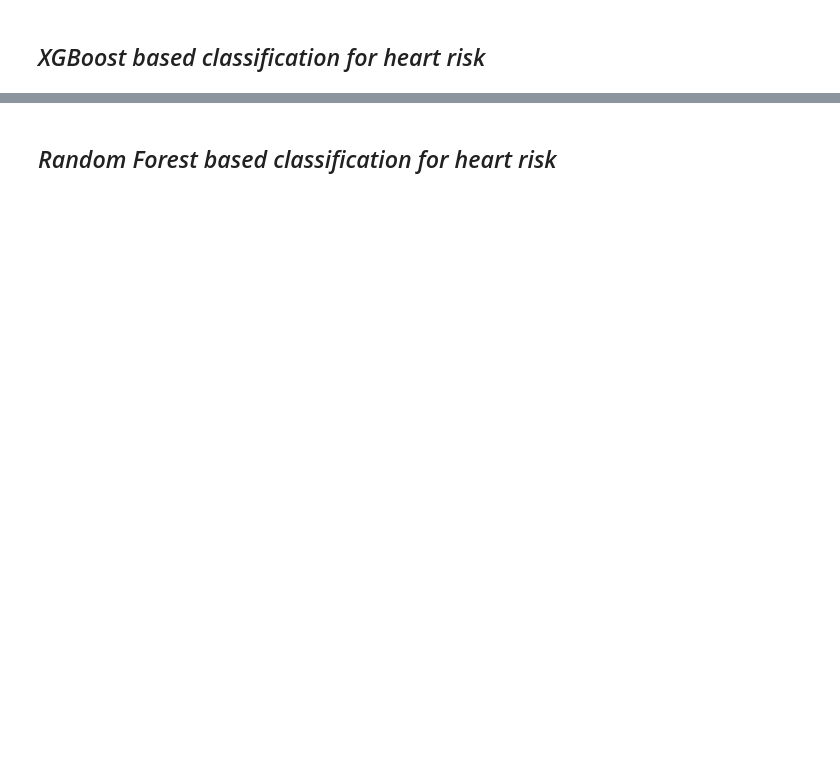
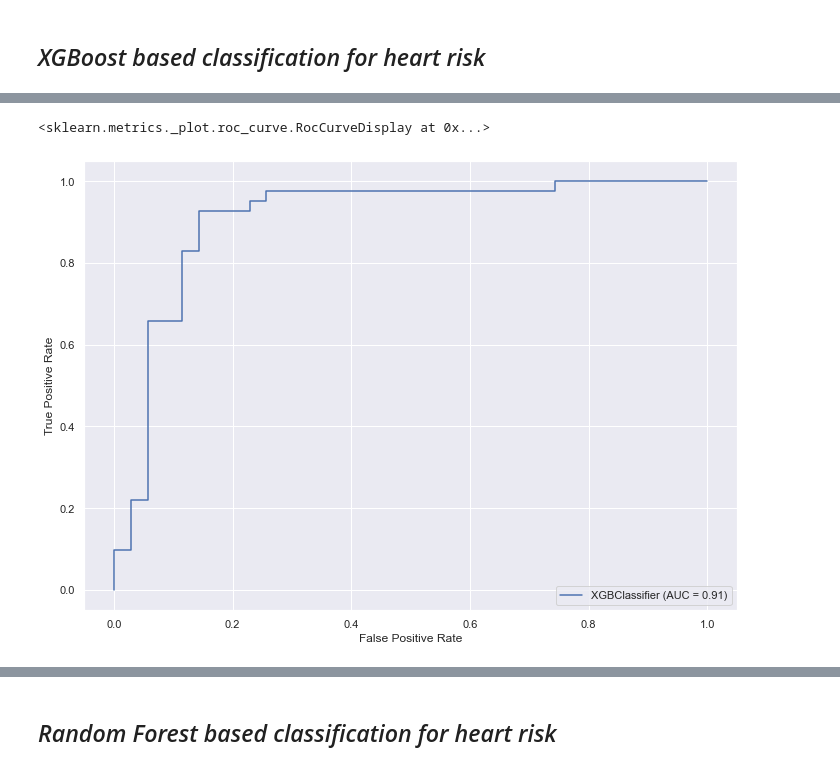
Before and after one commit to rrahman1234/Udacity_ML_Nanodegree, a Jupyter notebook: Hear_Risk_Analytics.ipynb, the cells around one changed output, grey strips where cells are left out. Saved outputs shown, nothing was run; the diff lists cells and outputs as text; code cells hidden in the pictures; blank space fills up the shorter version.

```diff
--- a/Hear_Risk_Analytics.ipynb
+++ b/Hear_Risk_Analytics.ipynb
@@ -704,14 +561,14 @@ clf_mdl = xgboost.XGBClassifier(use_label_encoder = False, verbosity = 1, eval_m
 
 params = {
               'objective':['binary:logistic'],
-              'learning_rate': [0.1,0.3,0.5,0.7,1], #so called `eta` value
+              'learning_rate': [0.001, 0.005, 0.01, 0.1,0.3,0.5,0.7,1],
               'max_depth': [1, 2, 3, 4, 5, 6, 7],
               'min_child_weight': [1e-5, 1e-3, 1e-2],
-              'subsample': [0.3,0.5,0.7,1],
+              'subsample': [0.01, 0.1, 0.3,0.5,0.7,1],
               'colsample_bytree': [0.7,1],
-              'n_estimators': [100, 200, 300, 400, 500]
+              'n_estimators': [100, 200, 300, 400, 500, 1000]
 }
 
 #Initializing Grid Search with Stratified K Fold
-xgb_ml = RandomizedSearchCV(clf_mdl, param_distributions=params, n_jobs=-1, cv=kfold)
+xgb_ml = RandomizedSearchCV(clf_mdl, param_distributions=params, n_jobs=4, cv=kfold)
 xgb_ml.fit(X_train,y_train)
@@ -738,0 +648,5 @@ util.plot_confusion_matrix(cm_xgb,classes=['No Risk', 'Risk'], title='XGB based
+# %%
+metrics.plot_roc_curve(Tuned_model_xgb, X_test, y_test)
+# %% [output]
+<sklearn.metrics._plot.roc_curve.RocCurveDisplay at 0x...>
+[figure, added]
```
Also changed, not shown: parts of 91 cells of this notebook.
